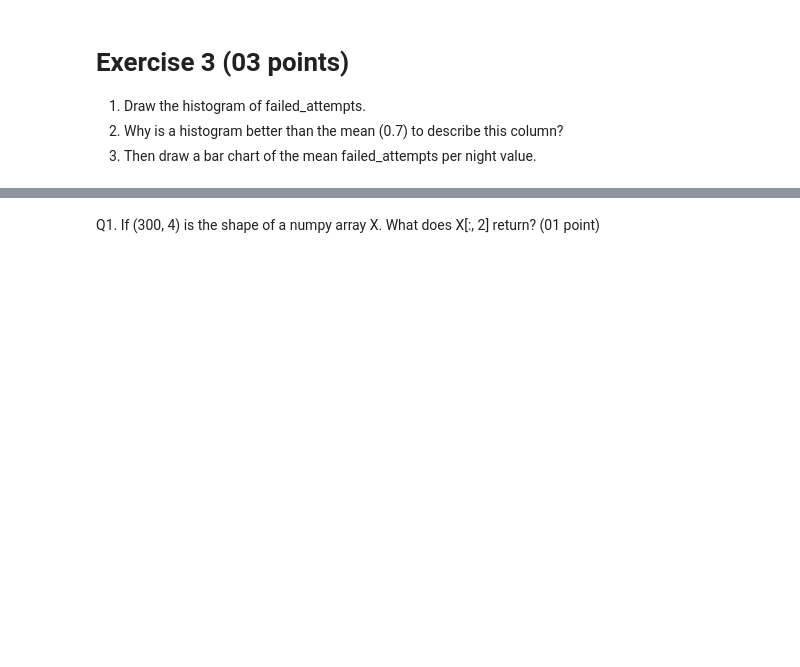
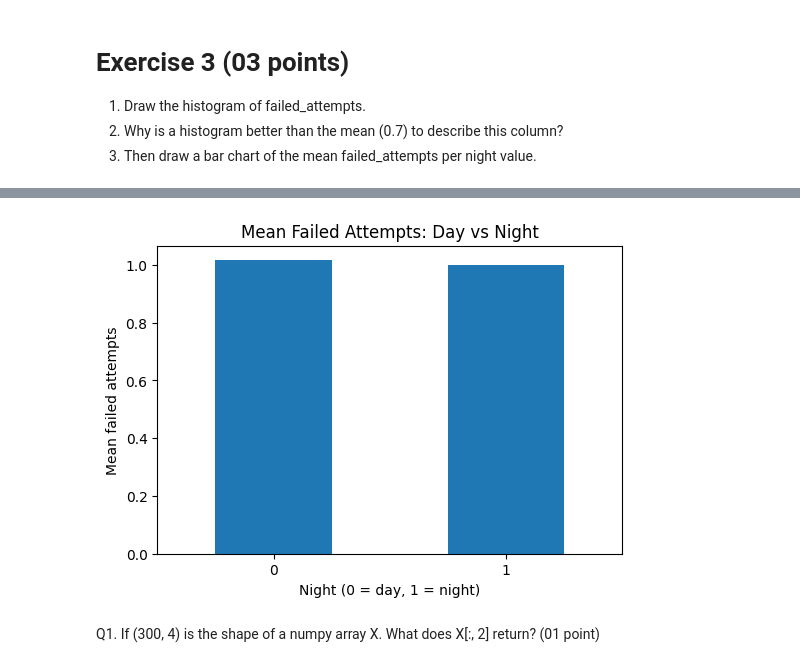
Before and after one commit to Younessouaiah/MLDS, a Jupyter notebook: TP1.ipynb, the cells around one changed output, grey strips where cells are left out. Cells and saved outputs as stored; diff of their text form; code cells hidden in the pictures; blank space fills up the shorter version.

```diff
--- a/TP1.ipynb
+++ b/TP1.ipynb
@@ -139,3 +172,18 @@ log = pd.DataFrame({"user":    rng.choice(["ali", "sara", "yacine", "nour", "kar
+# %%
+# 3. Draw a bar chart of the mean failed_attempts per night value.
+log["night"] = ((log["hour"] >= 22) | (log["hour"] < 6)).astype(int)
+
+mean_failed_by_night = log.groupby("night")["failed_attempts"].mean()
+
+plt.figure(figsize=(6, 4))
+mean_failed_by_night.plot(kind="bar")
+plt.title("Mean Failed Attempts: Day vs Night")
+plt.xlabel("Night (0 = day, 1 = night)")
+plt.ylabel("Mean failed attempts")
+plt.xticks(rotation=0)
+plt.show()
+# %% [output]
+[figure, added]
 # %%
 # Auttograded cell - Skip it
 # %% [markdown]
```
Also changed, not shown: parts of 25 cells of this notebook.
